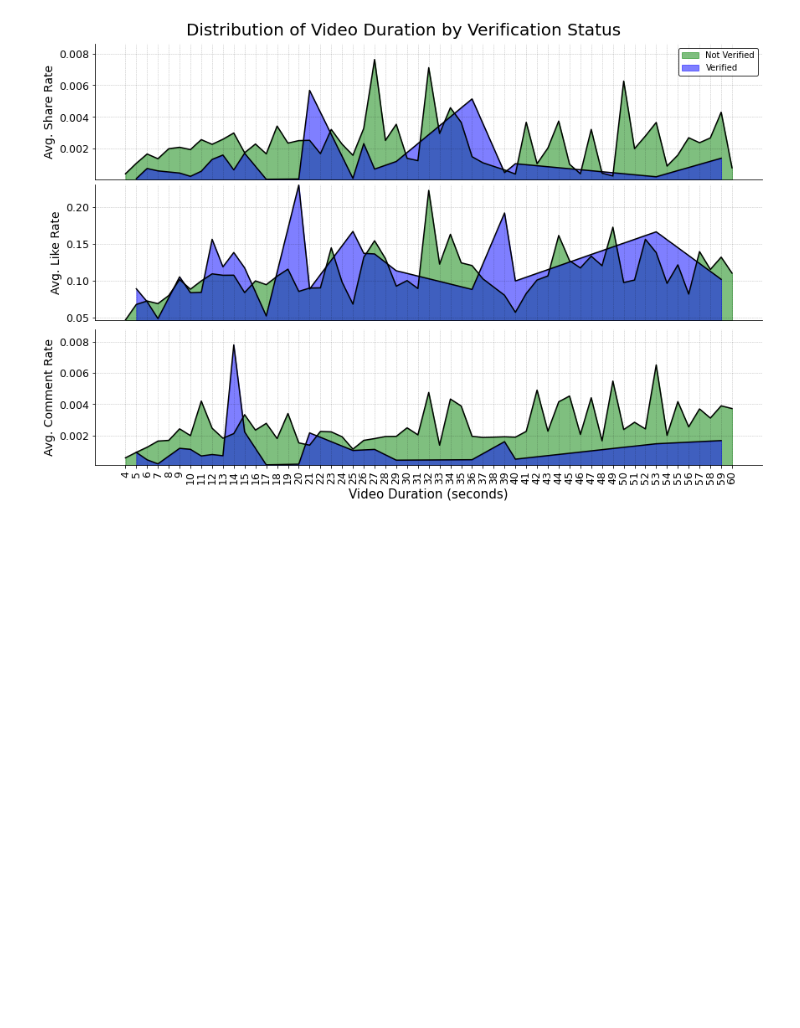
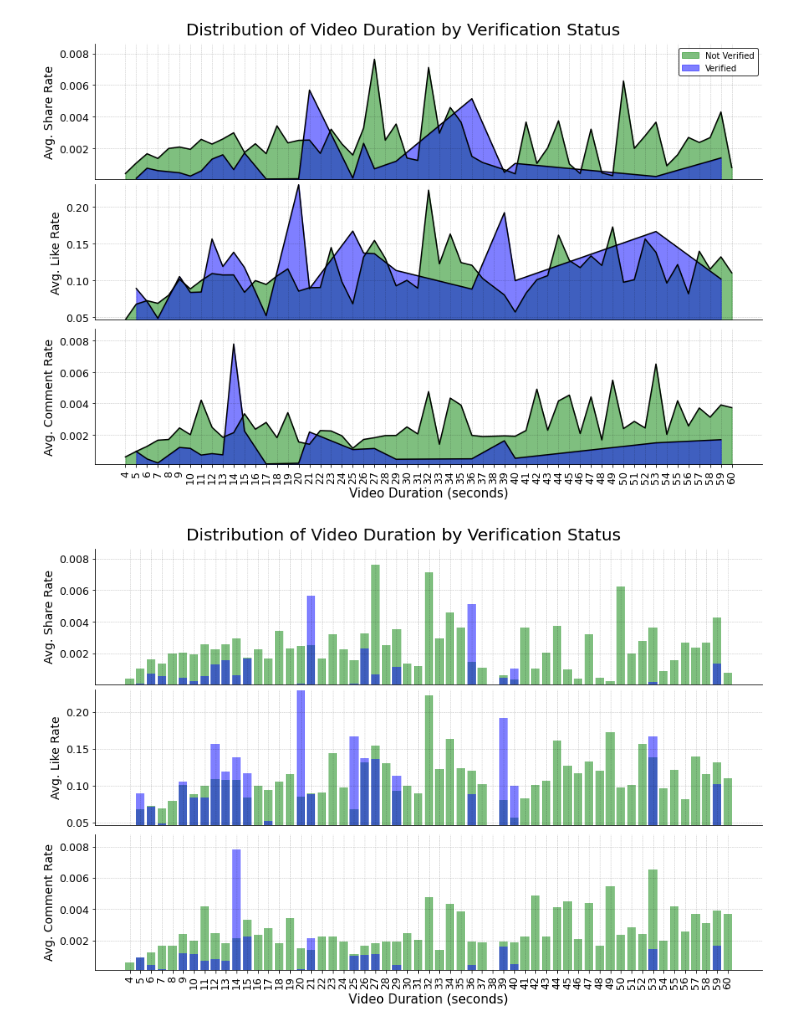
Before and after one commit to ba-group-projects/tiktok-popularity-eda, a Jupyter notebook: mattheus_smm635_mtp_eda.ipynb, the cells around one changed output. Saved outputs shown, nothing was run; the diff lists cells and outputs as text; code cells hidden in the pictures; blank space fills up the shorter version.

```diff
--- a/mattheus_smm635_mtp_eda.ipynb
+++ b/mattheus_smm635_mtp_eda.ipynb
@@ -488,0 +554,24 @@ def plot_line_2(ax1, response, response_label, edgecolors, area_color1, area_col
+# %%
+fig = plt.figure(figsize=(12,8),constrained_layout=True)
+fig.suptitle('Distribution of Video Duration by Verification Status', fontsize=20)
+
+ax1 = fig.add_subplot(311)
+plot_bar(ax1, 'shareRate', 'Avg. Share Rate', 'k', 'g', 'b', 0.5, legend=True, spines=True)
+ax1.tick_params(axis='x',which='both',bottom=False,top=False,labelbottom=False)
+ax1.grid(color = 'k', linestyle = '--', linewidth = 0.5,alpha=0.25)
+
+ax2 = fig.add_subplot(312)
+plot_bar(ax2, 'likeRate', 'Avg. Like Rate', 'k', 'g', 'b', 0.5, spines=True)
+ax2.tick_params(axis='x',which='both',bottom=False,top=False,labelbottom=False)
+ax2.grid(color = 'k', linestyle = '--', linewidth = 0.5,alpha=0.25)
+
+ax3 = fig.add_subplot(313)
+plot_bar(ax3, 'commentRate', 'Avg. Comment Rate', 'k', 'g', 'b', 0.5, spines=True)
+# ax3.tick_params(axis='x',which='both',bottom=False,top=False,labelbottom=False)
+ax3.set_xticklabels(ax3.get_xticks(),rotation=90)
+ax3.set_xlabel('Video Duration (seconds)', fontdict={'fontsize': 15})
+ax3.grid(color = 'k', linestyle = '--', linewidth = 0.5,alpha=0.25)
+
+plt.show()
+# %% [output]
+[figure, added]
```
Also changed, not shown: parts of 9 cells of this notebook, 1 other file.
